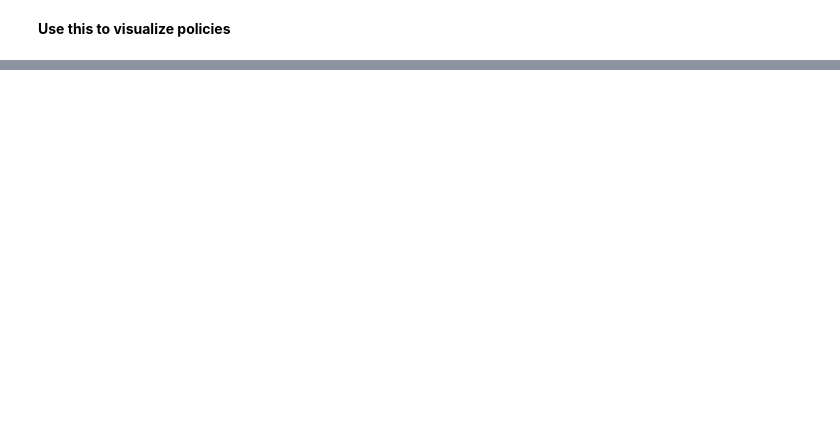
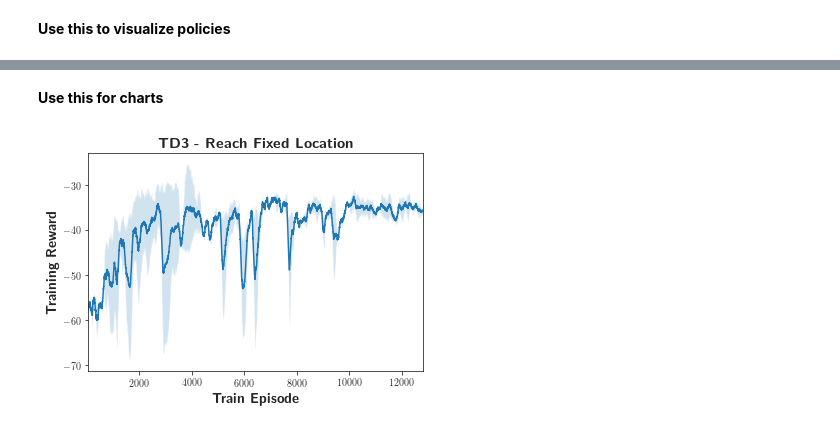
Before and after one commit to SamirW/6-881-examples, a Jupyter notebook: evaluate.ipynb, the cells around one changed output, grey strips where cells are left out. Cells and saved outputs as stored; diff of their text form; code cells hidden in the pictures; blank space fills up the shorter version.

Commit message:
basic plot

```diff
--- a/evaluate.ipynb
+++ b/evaluate.ipynb
@@ -84,0 +89,2 @@ Evaluation over 100 episodes: -32.267176
+# %% [markdown]
+**Use this for charts**
@@ -84,0 +95,20 @@ Evaluation over 100 episodes: -32.267176
+# %%
+import matplotlib.pyplot as plt
+import seaborn as sns
+import pylab as plot
+import numpy as np
+
+sns.set_style("ticks")
+plt.rc('text', usetex=True)
+plt.rc('font', family='serif')
+params = {'legend.fontsize': 12}
+plot.rcParams.update(params)
+
+BASE_DIR = '/home/samir/Documents/6881/final_project/results/'
+FIGURE_NAME = 'figures/test.png'
+
+CONV_SIZE = 100
+NUM_SEEDS = 10
+
+SHOW = True
+SAVE = True
@@ -84,0 +144,32 @@ Evaluation over 100 episodes: -32.267176
+# %%
+fig, ax = plt.subplots()
+sns.set_style("ticks")
+data = new_data
+x = datas_x[0]
+mean = np.mean(data, axis=0)
+std = np.std(data, axis=0)
+error = (mean - std, mean + std)
+
+ax.fill_between(x, error[0], error[1], alpha=0.2)
+ax.plot(x, mean, label='')
+ax.margins(x=0)
+
+plt.xlabel(r'\textbf{Train Episode}', size=14)
+plt.ylabel(r'\textbf{Training Reward}', size=14)
+plt.title(r'\textbf{TD3 - Reach Fixed Location}', size=15)
+
+# legend = plt.legend(
+#     bbox_to_anchor=(0., 1.07, 1., .102),
+#     loc=3,
+#     ncol=2,
+#     mode="expand",
+#     borderaxespad=0.)
+
+if SAVE:
+
+    plt.savefig(BASE_DIR + FIGURE_NAME, bbox_inches="tight", dpi=300)
+
+if SHOW:
+    plt.show()
+# %% [output]
+[figure, added]
```
Also changed, not shown: parts of 5 cells of this notebook, 2 other files.
